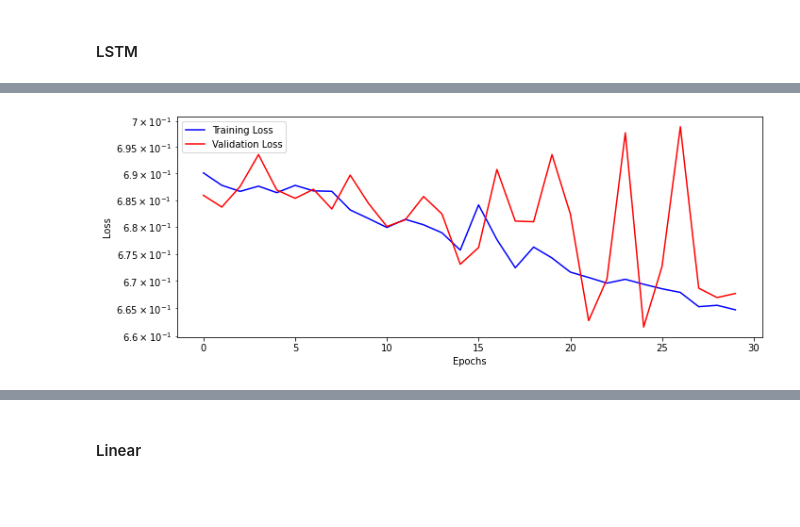
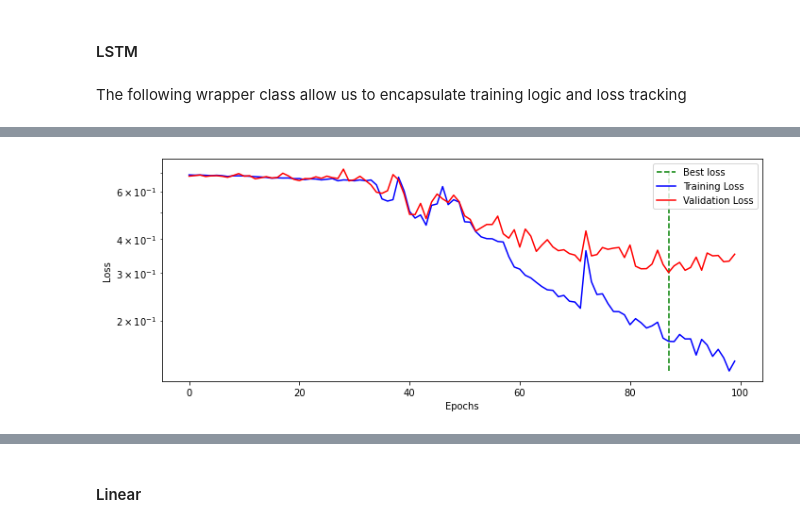
Before and after one commit to ayoubhammal/notebooks_tp_iarn, a Jupyter notebook: projet/spam_ham_classifier.ipynb, the cells around one changed output, grey strips where cells are left out. Cells and saved outputs as stored; diff of their text form; code cells hidden in the pictures; blank space fills up the shorter version.

```diff
--- a/projet/spam_ham_classifier.ipynb
+++ b/projet/spam_ham_classifier.ipynb
@@ -212,6 +295,8 @@ test_dataloader = DataLoader(test_dataset, batch_size=16, shuffle=True, collate_
 ### Deep model
 # %% [markdown]
 #### LSTM
+# %% [markdown]
+The following wrapper class allow us to encapsulate training logic and loss tracking
 # %%
 class Wrapper:
     def __init__(self, model, loss_fn, optimizer):
@@ -228,6 +313,10 @@ class Wrapper:
         self.losses = []
         self.val_losses = []
         self.total_epochs = 0
+
+        self.best_loss = np.Inf
+        self.best_state_dict = None
+        self.best_loss_epoch = 0
 
     def set_loaders(self, train_loader, val_loader=None):
         self.train_loader = train_loader
@@ -298,6 +387,13 @@ class Wrapper:
             print("epoch: {0} | training loss: {1:.2f} | validation loss: {2:.2f}"
                   .format(epoch, scalars["training"], scalars["validation"]))
 
+            if val_loss < self.best_loss:
+                self.best_loss = val_loss
+                self.best_state_dict = self.model.state_dict()
+                self.best_loss_epoch = epoch
+
+        self.model.load_state_dict(self.best_state_dict)
+
     def predict(self, x):
         self.model.eval()
         with torch.no_grad():
@@ -307,6 +403,9 @@ class Wrapper:
 
     def plot_losses(self):
         fig = plt.figure(figsize=(10, 4))
+        ymin = min(min(self.losses), min(self.val_losses))
+        ymax = max(max(self.losses), max(self.val_losses))
+        plt.vlines(self.best_loss_epoch, ymin=ymin, ymax=ymax, colors='g', linestyles='--', label='Best loss')
         plt.plot(self.losses, label='Training Loss', c='b')
         if self.val_loader:
             plt.plot(self.val_losses, label='Validation Loss', c='r')
@@ -343,6 +445,6 @@ loss_fn = nn.BCEWithLogitsLoss(reduction='mean')
 lstm_wrapper = Wrapper(lstm_model, loss_fn, optimizer)
 # %%
 lstm_wrapper.set_loaders(train_dataloader, test_dataloader)
-lstm_wrapper.train(n_epochs=30)
+lstm_wrapper.train(n_epochs=100)
 lstm_wrapper.plot_losses()
 # %% [output]
@@ -366,4 +468,4 @@ epoch: 29 | training loss: 0.66 | validation loss: 0.67
-[figure, old version]
+[figure, new version]
 # %%
 test_full = [(x[0], x[1].item()) for x in test_dataset]
 
```
Also changed, not shown: parts of 55 cells of this notebook, 1 other file.
